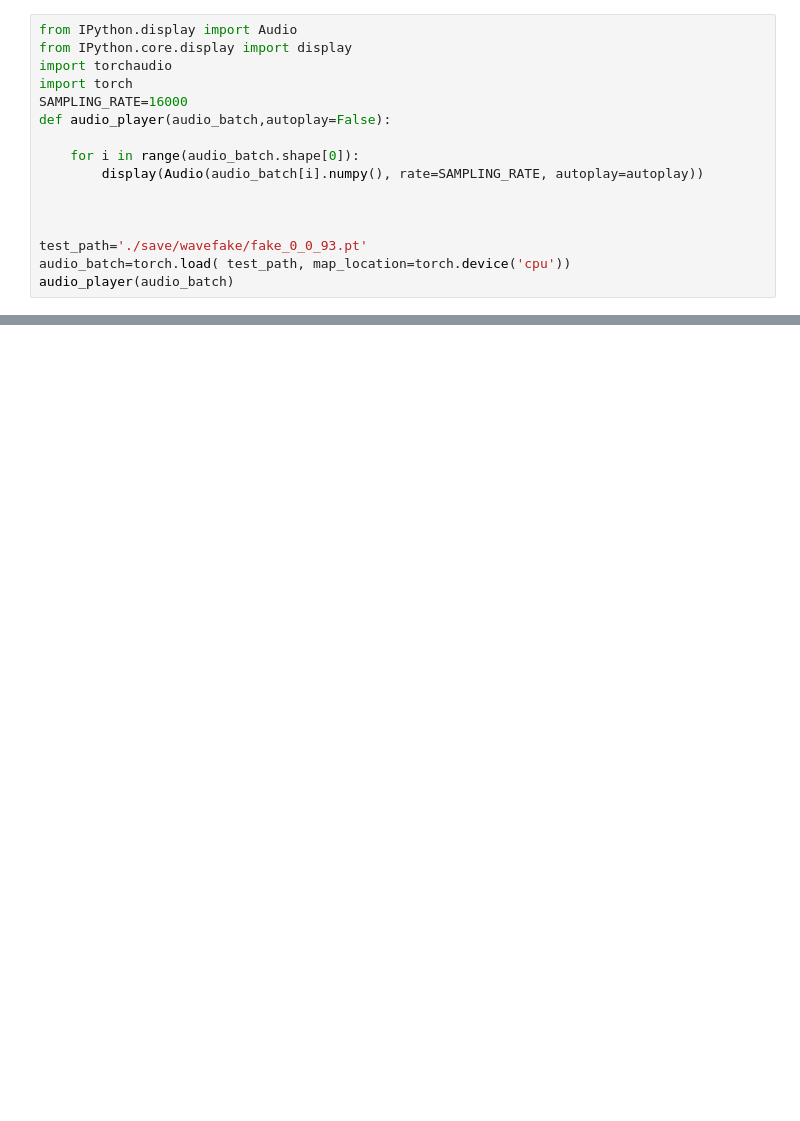
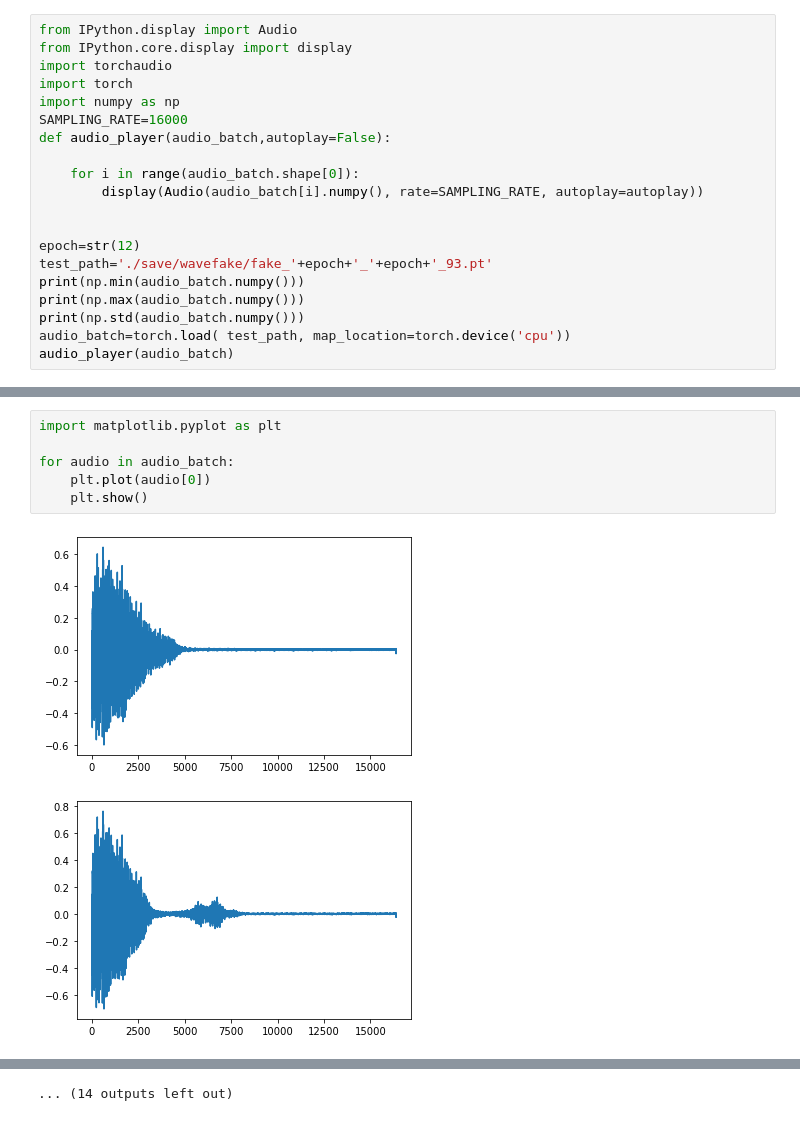
Before and after one commit to ecbme6040/e6691-2022spring-project-WAVE-an3078-bmh2168-gs3160, a Jupyter notebook: Load audio batch.ipynb, the cells around one changed output, grey strips where cells are left out. Cells and saved outputs as stored; diff of their text form; blank space fills up the shorter version.

```diff
--- a/Load audio batch.ipynb
+++ b/Load audio batch.ipynb
@@ -9,6 +3,7 @@ from IPython.display import Audio
 from IPython.core.display import display
 import torchaudio
 import torch
+import numpy as np
 SAMPLING_RATE=16000
 def audio_player(audio_batch,autoplay=False):
 
@@ -16,8 +11,11 @@ def audio_player(audio_batch,autoplay=False):
         display(Audio(audio_batch[i].numpy(), rate=SAMPLING_RATE, autoplay=autoplay))
 
 
-
-test_path='./save/wavefake/fake_0_0_93.pt'
+epoch=str(12)
+test_path='./save/wavefake/fake_'+epoch+'_'+epoch+'_93.pt'
+print(np.min(audio_batch.numpy()))
+print(np.max(audio_batch.numpy()))
+print(np.std(audio_batch.numpy()))
 audio_batch=torch.load( test_path, map_location=torch.device('cpu'))
 audio_player(audio_batch)
 # %% [output]
@@ -36,0 +37,9 @@ audio_player(audio_batch)
+# %%
+import matplotlib.pyplot as plt
+
+for audio in audio_batch:
+    plt.plot(audio[0])
+    plt.show()
+# %% [output]
+[figure, added]
+[figure, added]
@@ -36,0 +56 @@ audio_player(audio_batch)
+... (14 outputs left out)
```
Also changed, not shown: parts of 3 cells of this notebook, 1 other file.
